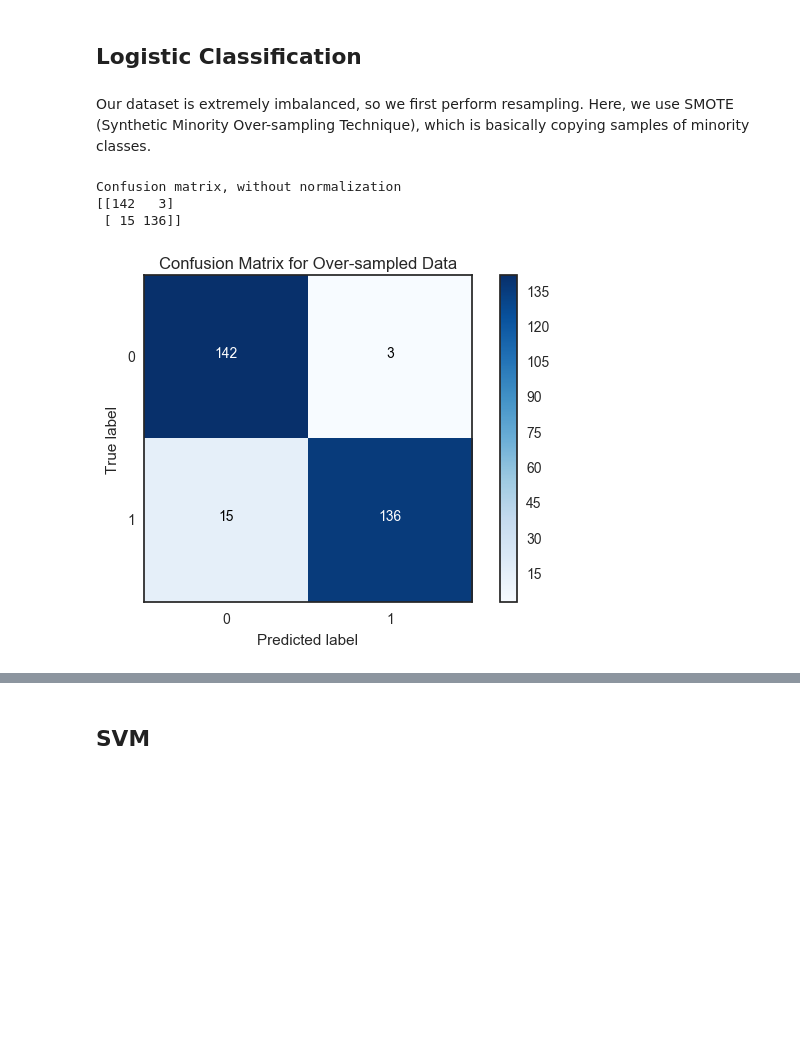
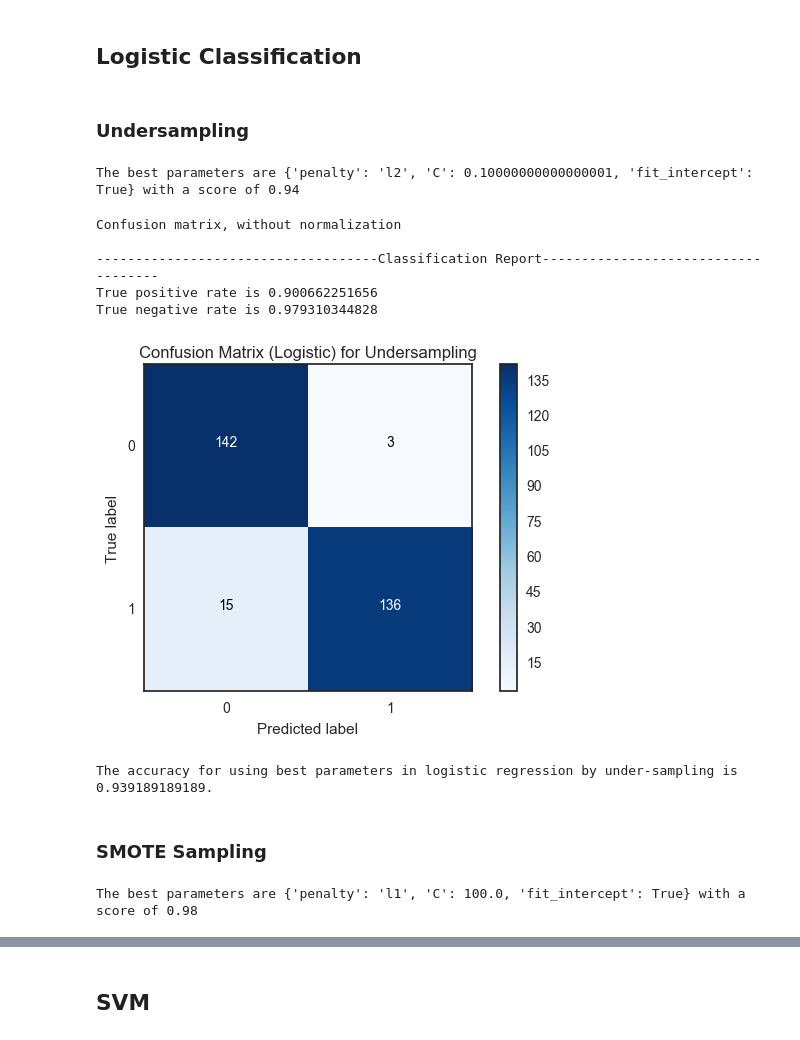
Before and after one commit to guanyu917/Fraud-Detection, a Jupyter notebook: Credit Card Fraud Transaction Detection.ipynb, the cells around one changed output, grey strips where cells are left out. Drawn from its saved outputs; the diff is of its cells as text; code cells hidden in the pictures; blank space fills up the shorter version.

```diff
--- a/Credit Card Fraud Transaction Detection.ipynb
+++ b/Credit Card Fraud Transaction Detection.ipynb
@@ -238,17 +263,48 @@ def plot_confusion_matrix(cm, classes, normalize = False, title = "Confusion mat
-# %% [markdown]
-<p><font size="3.5", face="arial">Our dataset is extremely imbalanced, so we first perform resampling. Here, we use SMOTE (Synthetic Minority Over-sampling Technique), which is basically copying samples of minority classes.</font></p>
-# %%
-# start_time = time()
-# X_train, X_test, y_train, y_test = train_test_split(X_resampled, y_resampled, test_size = 0.3)
-logit = LogisticRegression()
-logit.fit(X_untrain, y_untrain)
-logit_prediction = logit.predict(X_untest)
-
-with plt.style.context(("seaborn-white")):
-    plot_confusion_matrix(confusion_matrix(y_untest, logit_prediction), classes = [0, 1],
-                          title = "Confusion Matrix for Over-sampled Data")
-# %% [output]
-Confusion matrix, without normalization
-[[142   3]
- [ 15 136]]
-[figure, removed]
+# %%
+def tuningLogitRegression(data_X, data_y, estimator, random_state):
+
+    # A low C makes the decision surface smooth, while a high C aims at classifying all training examples
+    # correctly by giving the model freedom to select more samples as support vectors
+    C_range = np.logspace(-3, 3, 7)  # Ridge penalty parameter.
+
+    cv = KFold(n_splits = 5, random_state = random_state) # 5-fold cross validation.
+
+    # Define a parameter dictionary. Parameters to be tuned: penalty, C, and fit_intercept in
+    # LogisticRegression.
+    parameters = dict(penalty = ("l1", "l2"), C = C_range, fit_intercept = (True, False))
+
+    find_best_est = GridSearchCV(estimator, param_grid = parameters, cv = cv)
+    find_best_est.fit(data_X, data_y)
+
+    print("The best parameters are %s with a score of %0.2f" % (find_best_est.best_params_,
+                                                                find_best_est.best_score_))
+
+    return find_best_est
+# %% [markdown]
+### Undersampling
+# %%
+# Use the function tuningLogitRegression to obtain the best parameters.
+best_est_pred_un = tuningLogitRegression(X_untrain, y_untrain, LogisticRegression(), 4)
+# %% [output]
+The best parameters are {'penalty': 'l2', 'C': 0.10000000000000001, 'fit_intercept': True} with a score of 0.94
+# %%
+un_log_pred = best_est_pred_un.predict(X_untest)
+classification_report(y_untest, un_log_pred, set_title = 'Confusion Matrix (Logistic) for Undersampling')
+# %% [output]
+Confusion matrix, without normalization
+
+------------------------------------Classification Report------------------------------------
+True positive rate is 0.900662251656
+True negative rate is 0.979310344828
+[figure, added]
+# %%
+print("The accuracy for using best parameters in logistic regression by under-sampling is {}."
+      .format(accuracy_score(y_untest.ravel(), un_log_pred)))
+# %% [output]
+The accuracy for using best parameters in logistic regression by under-sampling is 0.939189189189.
+# %% [markdown]
+### SMOTE Sampling
+# %%
+best_est_pred_sm = tuningLogitRegression(X_smtrain, y_smtrain, LogisticRegression(), 4)
+# %% [output]
+The best parameters are {'penalty': 'l1', 'C': 100.0, 'fit_intercept': True} with a score of 0.98
```
Also changed, not shown: parts of 49 cells of this notebook.
